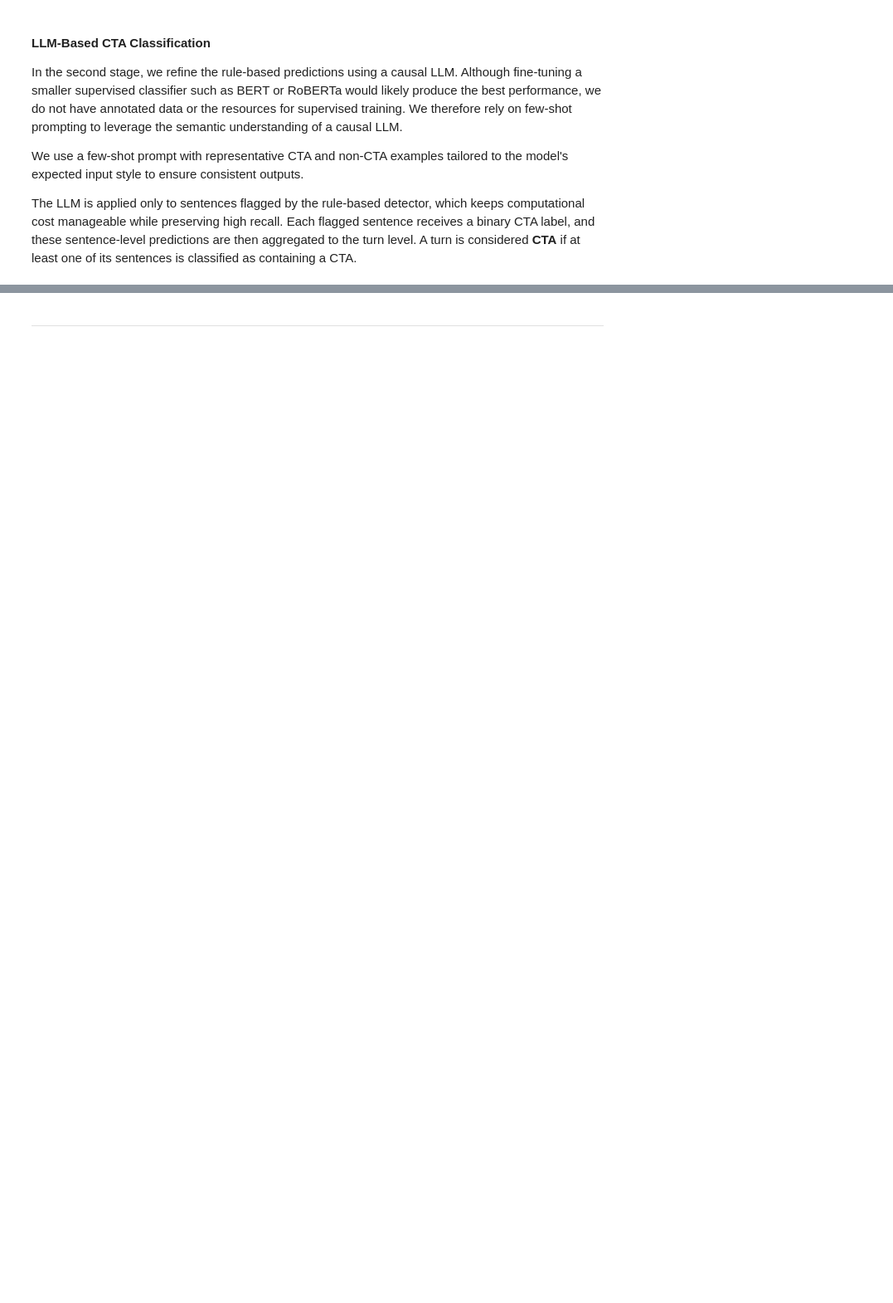
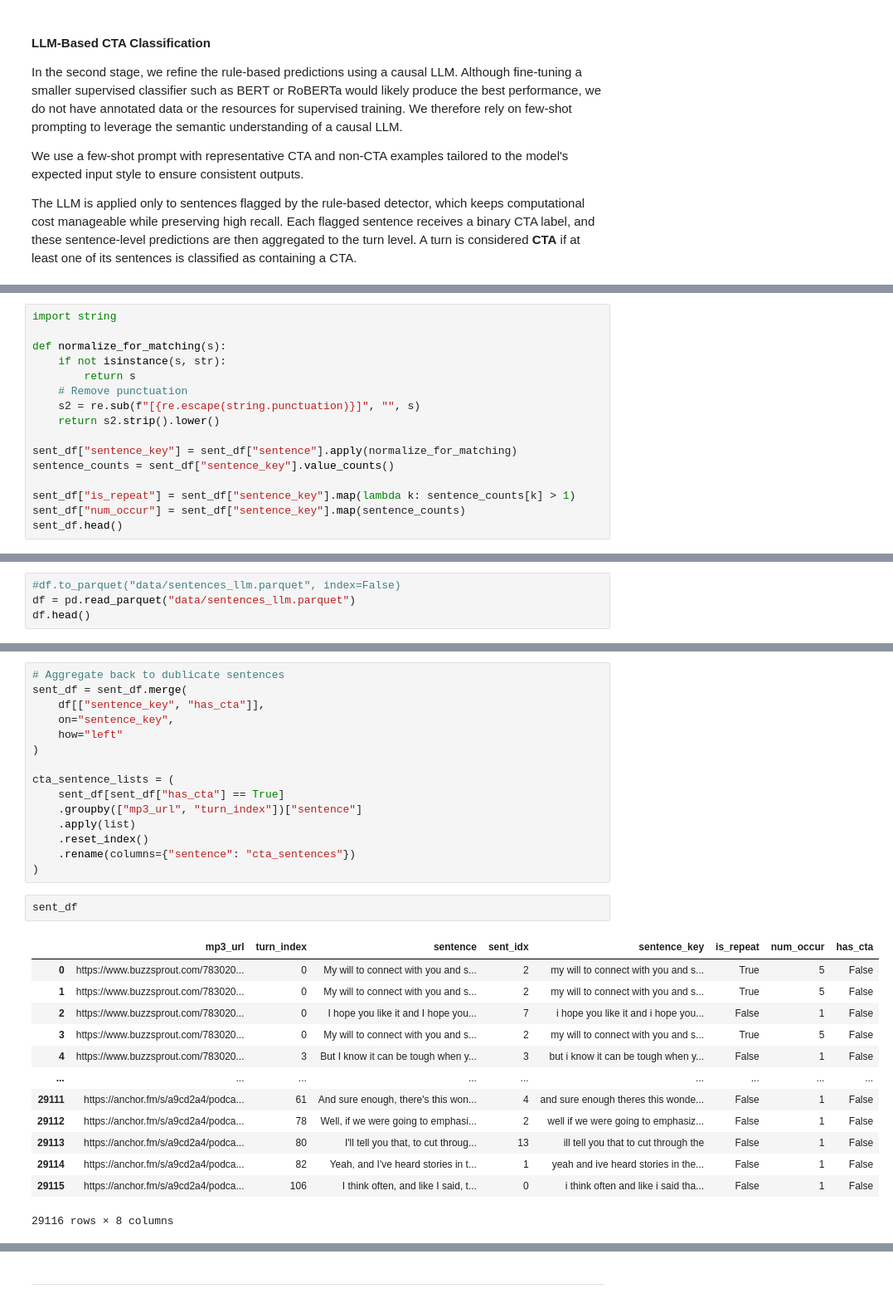
Before and after one commit to au-nlp/project-milestone-p2-group4, a Jupyter notebook: cta-pipeline.ipynb, the cells around one changed output, grey strips where cells are left out. Shown at 83% size. Saved outputs shown, nothing was run; the diff lists cells and outputs as text; blank space fills up the shorter version.

```diff
--- a/cta-pipeline.ipynb
+++ b/cta-pipeline.ipynb
@@ -339,0 +334,16 @@ turns_df['cta_sentences'].sum() * (19 / 24) / 60 / 60
+# %%
+import string
+
+def normalize_for_matching(s):
+    if not isinstance(s, str):
+        return s
+    # Remove punctuation
+    s2 = re.sub(f"[{re.escape(string.punctuation)}]", "", s)
+    return s2.strip().lower()
+
+sent_df["sentence_key"] = sent_df["sentence"].apply(normalize_for_matching)
+sentence_counts = sent_df["sentence_key"].value_counts()
+
+sent_df["is_repeat"] = sent_df["sentence_key"].map(lambda k: sentence_counts[k] > 1)
+sent_df["num_occur"] = sent_df["sentence_key"].map(sentence_counts)
+sent_df.head()
@@ -339,0 +485,4 @@ turns_df['cta_sentences'].sum() * (19 / 24) / 60 / 60
+# %%
+#df.to_parquet("data/sentences_llm.parquet", index=False)
+df = pd.read_parquet("data/sentences_llm.parquet")
+df.head()
@@ -339,0 +496,31 @@ turns_df['cta_sentences'].sum() * (19 / 24) / 60 / 60
+# %%
+# Aggregate back to dublicate sentences
+sent_df = sent_df.merge(
+    df[["sentence_key", "has_cta"]],
+    on="sentence_key",
+    how="left"
+)
+
+cta_sentence_lists = (
+    sent_df[sent_df["has_cta"] == True]
+    .groupby(["mp3_url", "turn_index"])["sentence"]
+    .apply(list)
+    .reset_index()
+    .rename(columns={"sentence": "cta_sentences"})
+)
+# %%
+sent_df
+# %% [output]
+|  | mp3_url | turn_index | sentence | sent_idx | sentence_key | is_repeat | num_occur | has_cta |
+| 0 | https://www.buzzsprout.com/783020... | 0 | My will to connect with you and s... | 2 | my will to connect with you and s... | True | 5 | False |
+| 1 | https://www.buzzsprout.com/783020... | 0 | My will to connect with you and s... | 2 | my will to connect with you and s... | True | 5 | False |
+| 2 | https://www.buzzsprout.com/783020... | 0 | I hope you like it and I hope you... | 7 | i hope you like it and i hope you... | False | 1 | False |
+| 3 | https://www.buzzsprout.com/783020... | 0 | My will to connect with you and s... | 2 | my will to connect with you and s... | True | 5 | False |
+| 4 | https://www.buzzsprout.com/783020... | 3 | But I know it can be tough when y... | 3 | but i know it can be tough when y... | False | 1 | False |
+| ... | ... | ... | ... | ... | ... | ... | ... | ... |
+| 29111 | https://anchor.fm/s/a9cd2a4/podca... | 61 | And sure enough, there's this won... | 4 | and sure enough theres this wonde... | False | 1 | False |
+| 29112 | https://anchor.fm/s/a9cd2a4/podca... | 78 | Well, if we were going to emphasi... | 2 | well if we were going to emphasiz... | False | 1 | False |
+| 29113 | https://anchor.fm/s/a9cd2a4/podca... | 80 | I'll tell you that, to cut throug... | 13 | ill tell you that to cut through the | False | 1 | False |
+| 29114 | https://anchor.fm/s/a9cd2a4/podca... | 82 | Yeah, and I've heard stories in t... | 1 | yeah and ive heard stories in the... | False | 1 | False |
+| 29115 | https://anchor.fm/s/a9cd2a4/podca... | 106 | I think often, and like I said, t... | 0 | i think often and like i said tha... | False | 1 | False |
+29116 rows × 8 columns
```
Also changed, not shown: parts of 27 cells of this notebook, 2 other files.
